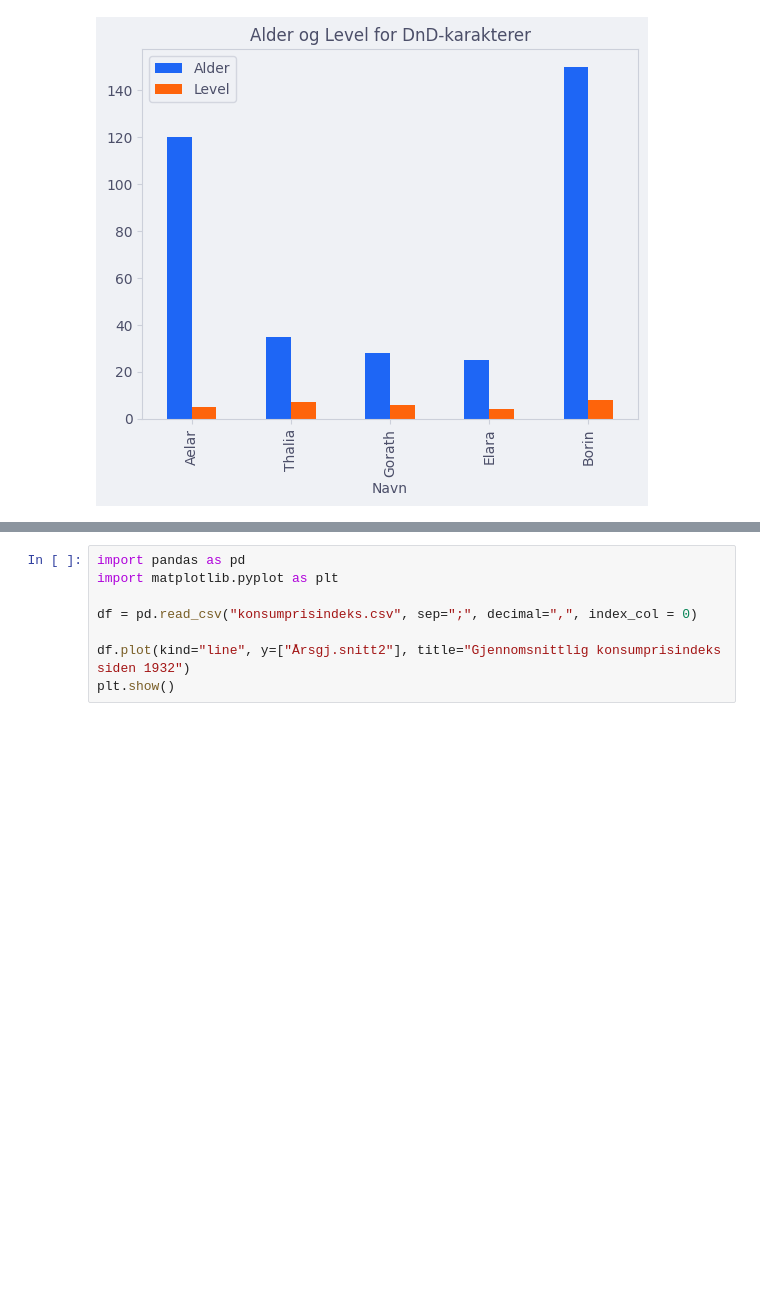
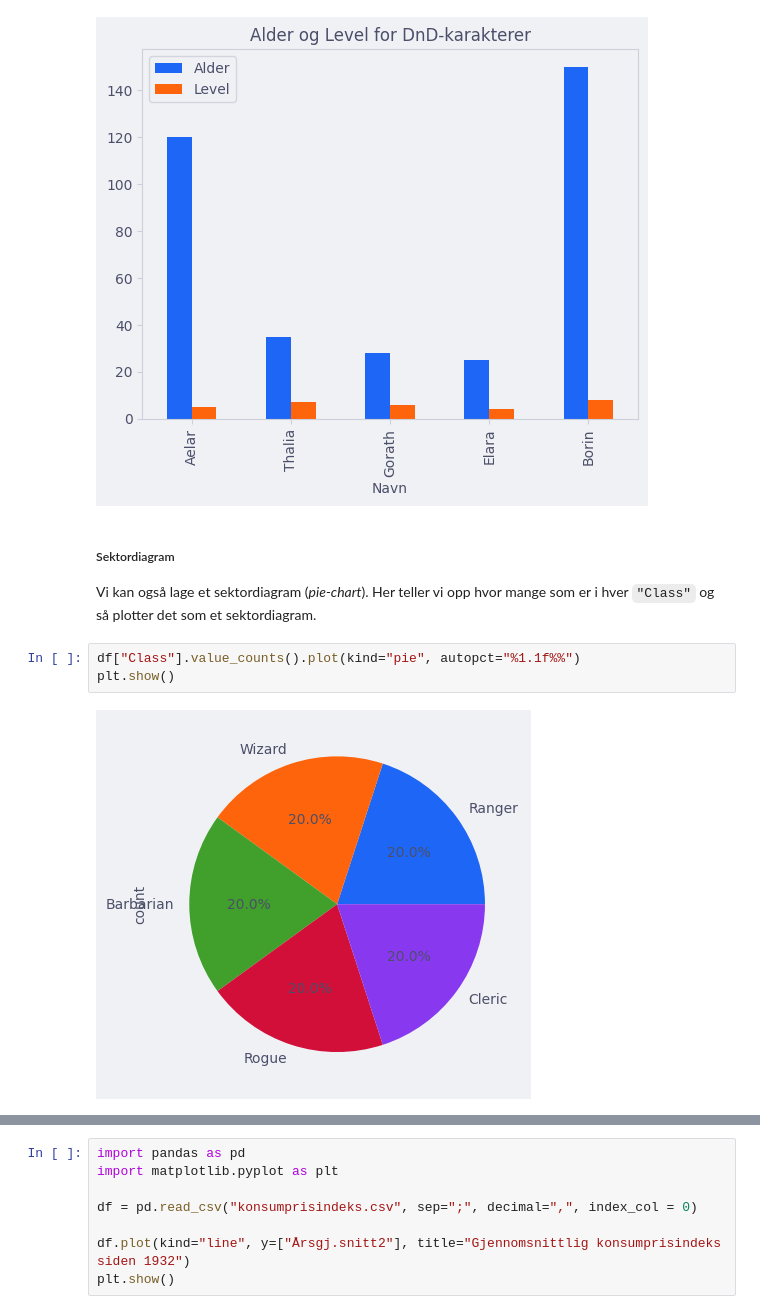
Before and after one commit to tobiasmelbo/onlinebok, a Jupyter notebook: _sources/Avansert/Reelle datasett.ipynb, the cells around one changed output, grey strips where cells are left out. Drawn from its saved outputs; the diff is of its cells as text; blank space fills up the shorter version.

```diff
--- a/_sources/Avansert/Reelle datasett.ipynb
+++ b/_sources/Avansert/Reelle datasett.ipynb
@@ -122,4 +122,13 @@ df.plot(x="Navn", y=["Alder", "Level"], kind="bar", title="Alder og Level for Dn
 plt.show()
 # %% [output]
 [figure]
+# %% [markdown]
+##### Sektordiagram
+
+Vi kan også lage et sektordiagram (*pie-chart*). Her teller vi opp hvor mange som er i hver `"Class"` og så plotter det som et sektordiagram.
+# %%
+df["Class"].value_counts().plot(kind="pie", autopct="%1.1f%%")
+plt.show()
+# %% [output]
+[figure, added]
 # %% [markdown]
```
Also changed, not shown: parts of 4 cells of this notebook, 3 other files.
